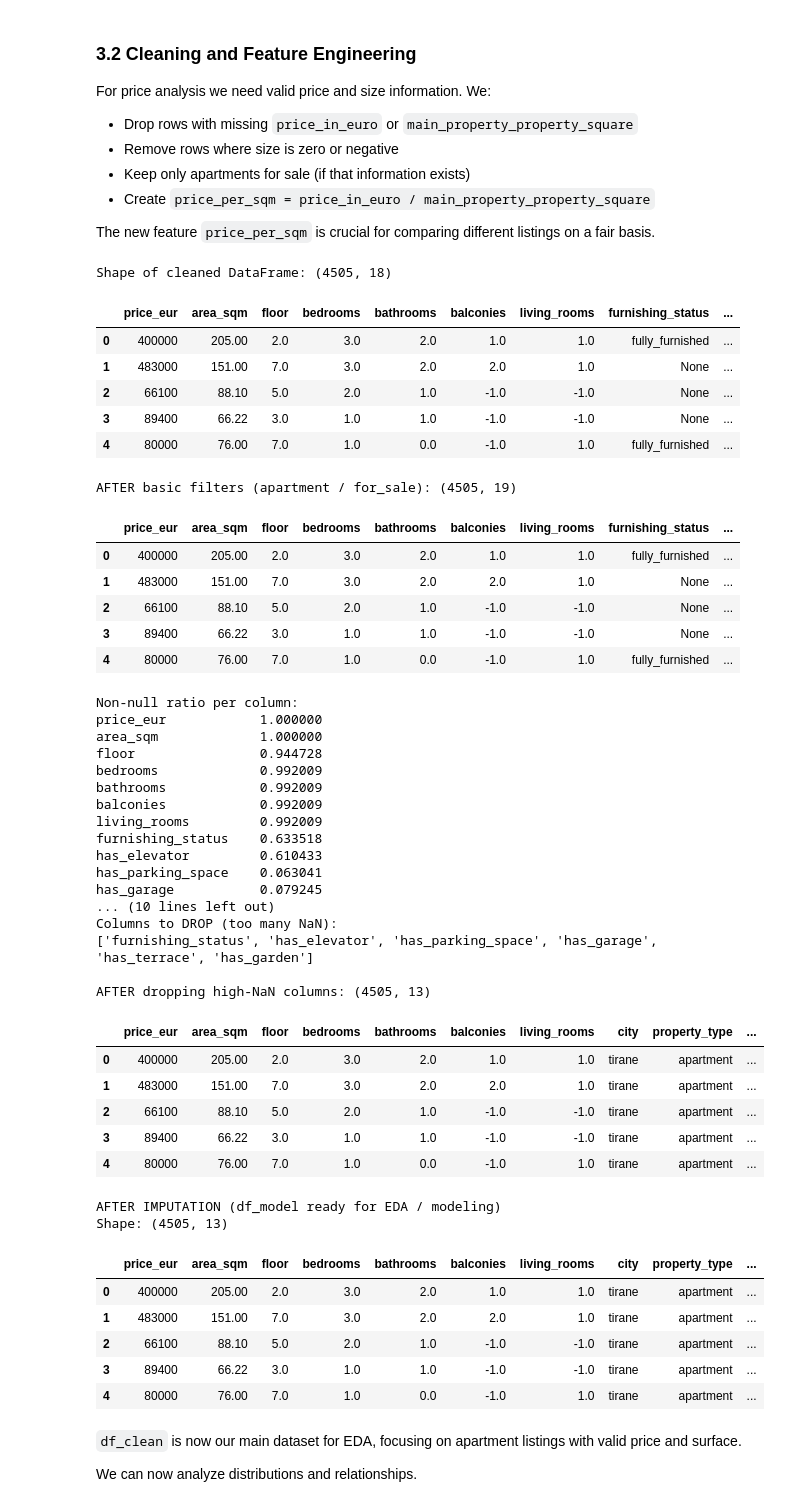
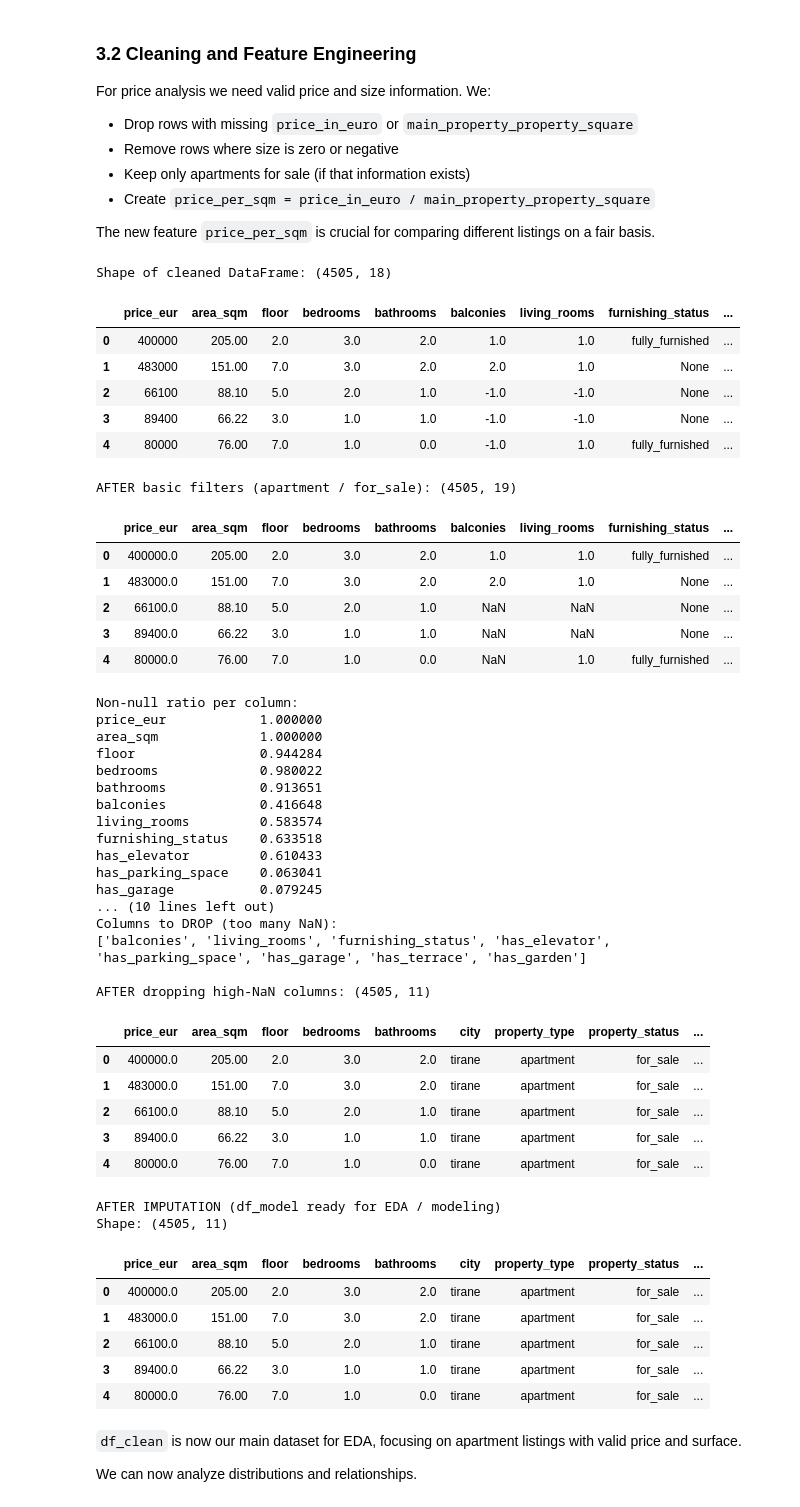
Before and after one commit to krisaldamihali/holbertonschool-machine_learning, a Jupyter notebook: notebooks/House_price dataset/house_price.ipynb, the cells around one changed output. Saved outputs shown, nothing was run; the diff lists cells and outputs as text; code cells hidden in the pictures.

```diff
--- a/notebooks/House_price dataset/house_price.ipynb
+++ b/notebooks/House_price dataset/house_price.ipynb
@@ -281,7 +281,6 @@ For price analysis we need valid price and size information. We:
 
 The new feature `price_per_sqm` is crucial for comparing different listings on a fair basis.
 # %%
-# Only keep columns that actually exist
 main_cols = [c for c in main_cols if c in df_renamed.columns]
 df_clean = df_renamed[main_cols].copy()
 
@@ -289,7 +288,26 @@ print("\nShape of cleaned DataFrame:", df_clean.shape)
 display(df_clean.head())
 
 # ======================================================================
-# 4. OPTIONAL FILTERS (APARTMENTS FOR SALE)
+# 4. FIX NEGATIVE / NON-SENSICAL NUMERIC VALUES
+# ======================================================================
+# Columns that should NOT be negative (counts, floors, area, price)
+non_negative_cols = [
+    "price_eur",
+    "area_sqm",
+    "floor",
+    "bedrooms",
+    "bathrooms",
+    "balconies",
+    "living_rooms"
+]
+
+for col in non_negative_cols:
+    if col in df_clean.columns:
+        # Turn negative values (< 0) into NaN so they are treated as missing
+        df_clean.loc[df_clean[col] < 0, col] = np.nan
+
+# ======================================================================
+# 5. OPTIONAL FILTERS (APARTMENTS FOR SALE)
 # ======================================================================
 if "property_type" in df_clean.columns:
     df_clean = df_clean[df_clean["property_type"].isin(["apartment", np.nan])]
@@ -309,7 +327,7 @@ print("\nAFTER basic filters (apartment / for_sale):", df_clean.shape)
 display(df_clean.head())
 
 # ======================================================================
-# 5. DROP COLUMNS WITH TOO MANY NaN (ON CURRENT COLUMNS)
+# 6. DROP COLUMNS WITH TOO MANY NaN
 # ======================================================================
 threshold = 0.7  # keep columns with at least 70% non-null values
 
@@ -329,7 +347,7 @@ print("\nAFTER dropping high-NaN columns:", df_clean.shape)
 display(df_clean.head())
 
 # ======================================================================
-# 6. IMPUTE MISSING VALUES FOR ALL REMAINING COLUMNS → df_model
+# 7. IMPUTE MISSING VALUES FOR ALL REMAINING COLUMNS → df_model
 # ======================================================================
 df_model = df_clean.copy()
 
@@ -342,59 +360,59 @@ for col in num_cols:
 # Categorical / object columns → fill NaN with most frequent value (mode)
 cat_cols = df_model.select_dtypes(include=["object", "category"]).columns.tolist()
 for col in cat_cols:
     mode_val = df_model[col].mode(dropna=True)
     if len(mode_val) > 0:
         df_model[col] = df_model[col].fillna(mode_val[0])
 
 print("\nAFTER IMPUTATION (df_model ready for EDA / modeling)")
 print("Shape:", df_model.shape)
 display(df_model.head())
 # %% [output]
 Shape of cleaned DataFrame: (4505, 18)
 |  | price_eur | area_sqm | floor | bedrooms | bathrooms | balconies | living_rooms | furnishing_status | ... |
 | 0 | 400000 | 205.00 | 2.0 | 3.0 | 2.0 | 1.0 | 1.0 | fully_furnished | ... |
 | 1 | 483000 | 151.00 | 7.0 | 3.0 | 2.0 | 2.0 | 1.0 | None | ... |
 | 2 | 66100 | 88.10 | 5.0 | 2.0 | 1.0 | -1.0 | -1.0 | None | ... |
 | 3 | 89400 | 66.22 | 3.0 | 1.0 | 1.0 | -1.0 | -1.0 | None | ... |
 | 4 | 80000 | 76.00 | 7.0 | 1.0 | 0.0 | -1.0 | 1.0 | fully_furnished | ... |
 AFTER basic filters (apartment / for_sale): (4505, 19)
 |  | price_eur | area_sqm | floor | bedrooms | bathrooms | balconies | living_rooms | furnishing_status | ... |
-| 0 | 400000 | 205.00 | 2.0 | 3.0 | 2.0 | 1.0 | 1.0 | fully_furnished | ... |
-| 1 | 483000 | 151.00 | 7.0 | 3.0 | 2.0 | 2.0 | 1.0 | None | ... |
-| 2 | 66100 | 88.10 | 5.0 | 2.0 | 1.0 | -1.0 | -1.0 | None | ... |
-| 3 | 89400 | 66.22 | 3.0 | 1.0 | 1.0 | -1.0 | -1.0 | None | ... |
-| 4 | 80000 | 76.00 | 7.0 | 1.0 | 0.0 | -1.0 | 1.0 | fully_furnished | ... |
+| 0 | 400000.0 | 205.00 | 2.0 | 3.0 | 2.0 | 1.0 | 1.0 | fully_furnished | ... |
+| 1 | 483000.0 | 151.00 | 7.0 | 3.0 | 2.0 | 2.0 | 1.0 | None | ... |
+| 2 | 66100.0 | 88.10 | 5.0 | 2.0 | 1.0 | NaN | NaN | None | ... |
+| 3 | 89400.0 | 66.22 | 3.0 | 1.0 | 1.0 | NaN | NaN | None | ... |
+| 4 | 80000.0 | 76.00 | 7.0 | 1.0 | 0.0 | NaN | 1.0 | fully_furnished | ... |
 Non-null ratio per column:
 price_eur            1.000000
 area_sqm             1.000000
-floor                0.944728
-bedrooms             0.992009
-bathrooms            0.992009
-balconies            0.992009
-living_rooms         0.992009
+floor                0.944284
+bedrooms             0.980022
+bathrooms            0.913651
+balconies            0.416648
+living_rooms         0.583574
 furnishing_status    0.633518
 has_elevator         0.610433
 has_parking_space    0.063041
 has_garage           0.079245
 ... (10 lines left out)
 Columns to DROP (too many NaN):
-['furnishing_status', 'has_elevator', 'has_parking_space', 'has_garage', 'has_terrace', 'has_garden']
+['balconies', 'living_rooms', 'furnishing_status', 'has_elevator', 'has_parking_space', 'has_garage', 'has_terrace', 'has_garden']
 
-AFTER dropping high-NaN columns: (4505, 13)
+AFTER dropping high-NaN columns: (4505, 11)
-|  | price_eur | area_sqm | floor | bedrooms | bathrooms | balconies | living_rooms | city | property_type | ... |
-| 0 | 400000 | 205.00 | 2.0 | 3.0 | 2.0 | 1.0 | 1.0 | tirane | apartment | ... |
-| 1 | 483000 | 151.00 | 7.0 | 3.0 | 2.0 | 2.0 | 1.0 | tirane | apartment | ... |
-| 2 | 66100 | 88.10 | 5.0 | 2.0 | 1.0 | -1.0 | -1.0 | tirane | apartment | ... |
-| 3 | 89400 | 66.22 | 3.0 | 1.0 | 1.0 | -1.0 | -1.0 | tirane | apartment | ... |
-| 4 | 80000 | 76.00 | 7.0 | 1.0 | 0.0 | -1.0 | 1.0 | tirane | apartment | ... |
+|  | price_eur | area_sqm | floor | bedrooms | bathrooms | city | property_type | property_status | ... |
+| 0 | 400000.0 | 205.00 | 2.0 | 3.0 | 2.0 | tirane | apartment | for_sale | ... |
+| 1 | 483000.0 | 151.00 | 7.0 | 3.0 | 2.0 | tirane | apartment | for_sale | ... |
+| 2 | 66100.0 | 88.10 | 5.0 | 2.0 | 1.0 | tirane | apartment | for_sale | ... |
+| 3 | 89400.0 | 66.22 | 3.0 | 1.0 | 1.0 | tirane | apartment | for_sale | ... |
+| 4 | 80000.0 | 76.00 | 7.0 | 1.0 | 0.0 | tirane | apartment | for_sale | ... |
 AFTER IMPUTATION (df_model ready for EDA / modeling)
-Shape: (4505, 13)
+Shape: (4505, 11)
-|  | price_eur | area_sqm | floor | bedrooms | bathrooms | balconies | living_rooms | city | property_type | ... |
-| 0 | 400000 | 205.00 | 2.0 | 3.0 | 2.0 | 1.0 | 1.0 | tirane | apartment | ... |
-| 1 | 483000 | 151.00 | 7.0 | 3.0 | 2.0 | 2.0 | 1.0 | tirane | apartment | ... |
-| 2 | 66100 | 88.10 | 5.0 | 2.0 | 1.0 | -1.0 | -1.0 | tirane | apartment | ... |
-| 3 | 89400 | 66.22 | 3.0 | 1.0 | 1.0 | -1.0 | -1.0 | tirane | apartment | ... |
-| 4 | 80000 | 76.00 | 7.0 | 1.0 | 0.0 | -1.0 | 1.0 | tirane | apartment | ... |
+|  | price_eur | area_sqm | floor | bedrooms | bathrooms | city | property_type | property_status | ... |
+| 0 | 400000.0 | 205.00 | 2.0 | 3.0 | 2.0 | tirane | apartment | for_sale | ... |
+| 1 | 483000.0 | 151.00 | 7.0 | 3.0 | 2.0 | tirane | apartment | for_sale | ... |
+| 2 | 66100.0 | 88.10 | 5.0 | 2.0 | 1.0 | tirane | apartment | for_sale | ... |
+| 3 | 89400.0 | 66.22 | 3.0 | 1.0 | 1.0 | tirane | apartment | for_sale | ... |
+| 4 | 80000.0 | 76.00 | 7.0 | 1.0 | 0.0 | tirane | apartment | for_sale | ... |
 # %% [markdown]
 `df_clean` is now our main dataset for EDA, focusing on apartment listings with valid price and surface.
 
```
Also changed, not shown: parts of 5 cells of this notebook.
